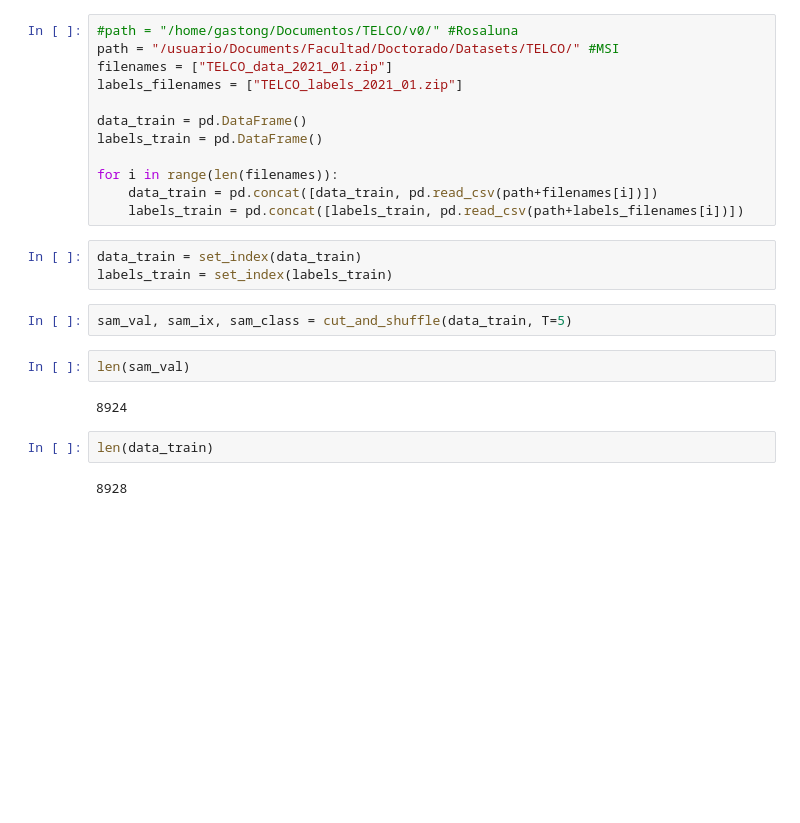
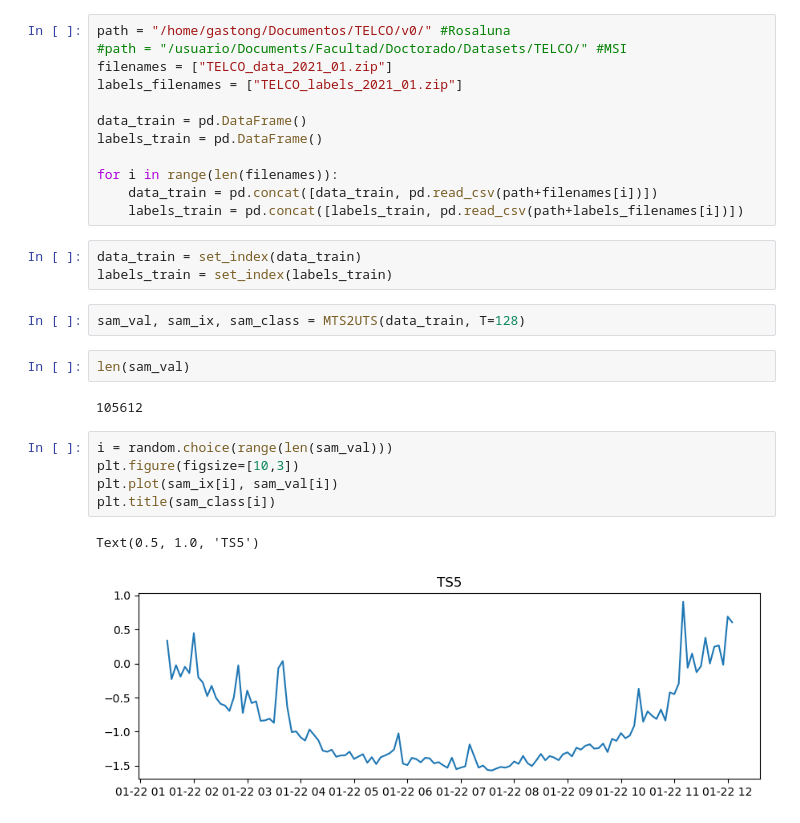
Before and after one commit to GastonGarciaGonzalez/Time-Serie-Anomaly-Detectors, a Jupyter notebook: utils_test.ipynb, the cells around one changed output. Saved outputs shown, nothing was run; the diff lists cells and outputs as text; blank space fills up the shorter version.

```diff
--- a/utils_test.ipynb
+++ b/utils_test.ipynb
@@ -5,6 +7,6 @@ from utils import set_index, cut_and_shuffle
 # %%
-#path = "/home/gastong/Documentos/TELCO/v0/" #Rosaluna
-path = "/usuario/Documents/Facultad/Doctorado/Datasets/TELCO/" #MSI
+path = "/home/gastong/Documentos/TELCO/v0/" #Rosaluna
+#path = "/usuario/Documents/Facultad/Doctorado/Datasets/TELCO/" #MSI
 filenames = ["TELCO_data_2021_01.zip"]
 labels_filenames = ["TELCO_labels_2021_01.zip"]
 
@@ -18,12 +20,16 @@ for i in range(len(filenames)):
 data_train = set_index(data_train)
 labels_train = set_index(labels_train)
 # %%
-sam_val, sam_ix, sam_class = cut_and_shuffle(data_train, T=5)
+sam_val, sam_ix, sam_class = MTS2UTS(data_train, T=128)
 # %%
 len(sam_val)
 # %% [output]
-8924
+105612
-# %%
-len(data_train)
-# %% [output]
-8928
+# %%
+i = random.choice(range(len(sam_val)))
+plt.figure(figsize=[10,3])
+plt.plot(sam_ix[i], sam_val[i])
+plt.title(sam_class[i])
+# %% [output]
+Text(0.5, 1.0, 'TS5')
+[figure, added]
```
Also changed, not shown: parts of 1 cell of this notebook, 1 other file.
